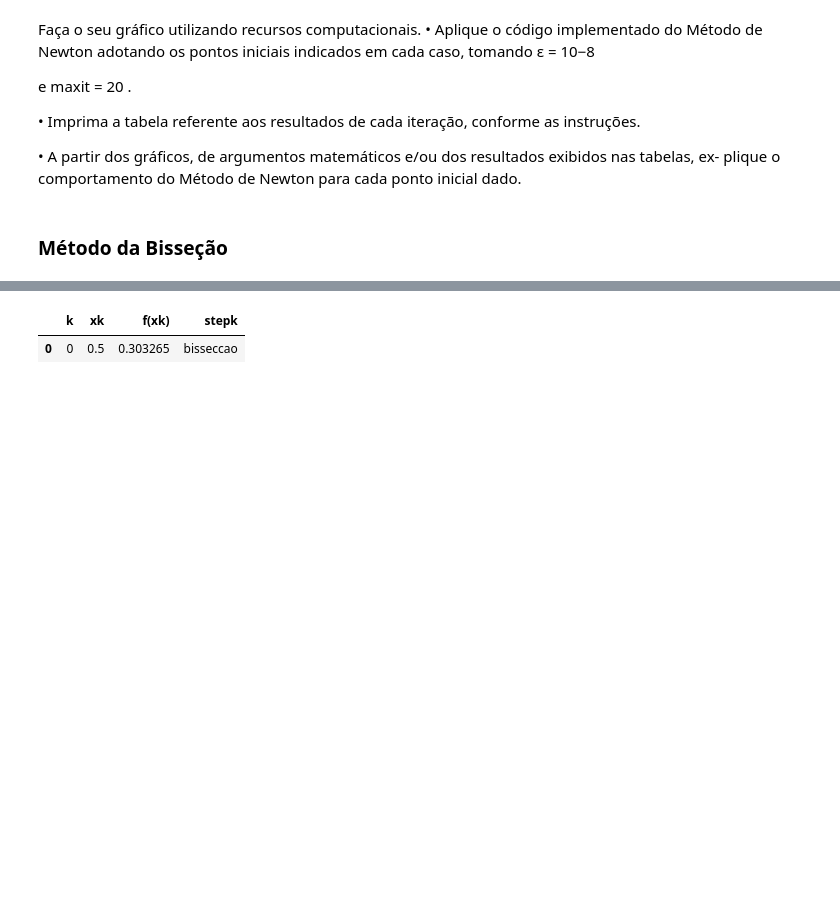
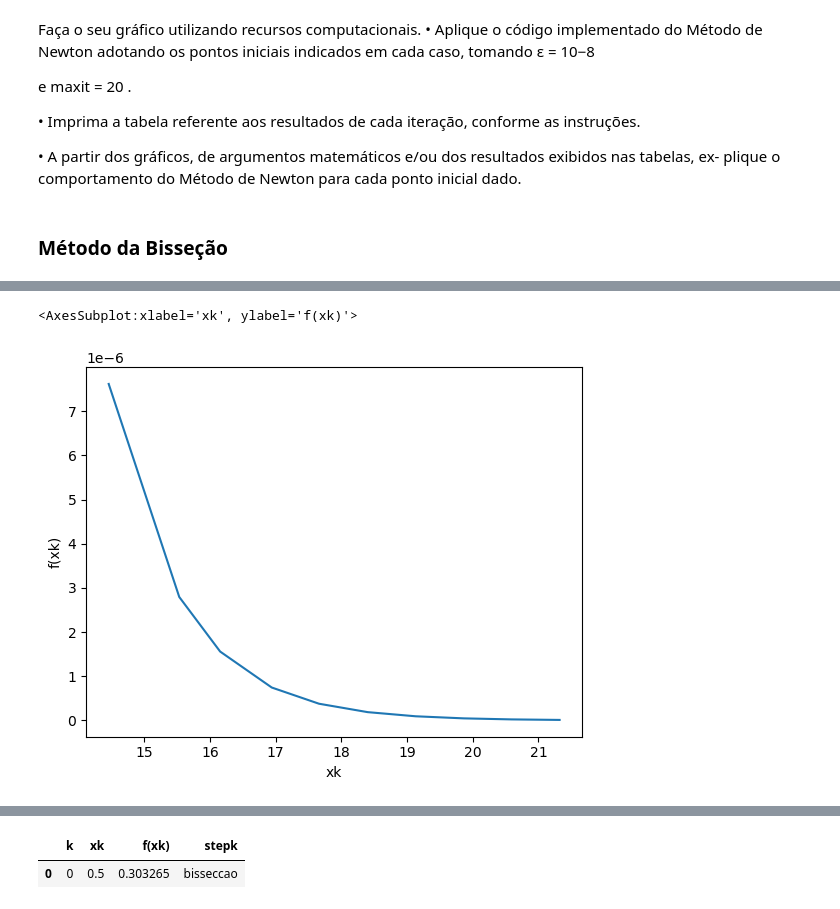
Before and after one commit to caiomorozini/UNIFESP_calculo_numerico, a Jupyter notebook: primeira_atividade/resolucao.ipynb, the cells around one changed output, grey strips where cells are left out. Cells and saved outputs as stored; diff of their text form; code cells hidden in the pictures; blank space fills up the shorter version.

```diff
--- a/primeira_atividade/resolucao.ipynb
+++ b/primeira_atividade/resolucao.ipynb
@@ -86,7 +90,7 @@ def secant_method(
     x0,
     x02,
     tol = TOL,
-    maxit=MAXIT
+    max_it = MAXIT
 ):
     """ Método da secante para encontrar raízes de funções
 
@@ -100,10 +104,12 @@ def secant_method(
     Returns:
         float: raiz da função
     """
-    for i in range(maxit):
-        x = x0 - f(x0)*(x0-x02)/(f(x0)-f(x02))
-        if abs(f(x)) < tol:
-            return x
+    df = pd.DataFrame(columns=['k', 'xk', 'f(xk)', 'stepk'])
+    for k in range(max_it):
+        xk = x0 - f(x0)*(x0-x02)/(f(x0)-f(x02))
+        if abs(f(xk)) < tol:
+            break
         x02 = x0
-        x0 = x
-    return x
+        x0 = xk
+        df.loc[k] = [k, xk, f(xk), x0-x02]
+    return df
@@ -113,0 +116,2 @@ df
+# %%
+secant_equation_one = secant_method(equation_one, 2, 0.5)
@@ -113,0 +141,5 @@ df
+# %%
+sns.lineplot(data=secant_equation_one, x='xk', y='f(xk)')
+# %% [output]
+<AxesSubplot:xlabel='xk', ylabel='f(xk)'>
+[figure, added]
```
Also changed, not shown: parts of 7 cells of this notebook.
